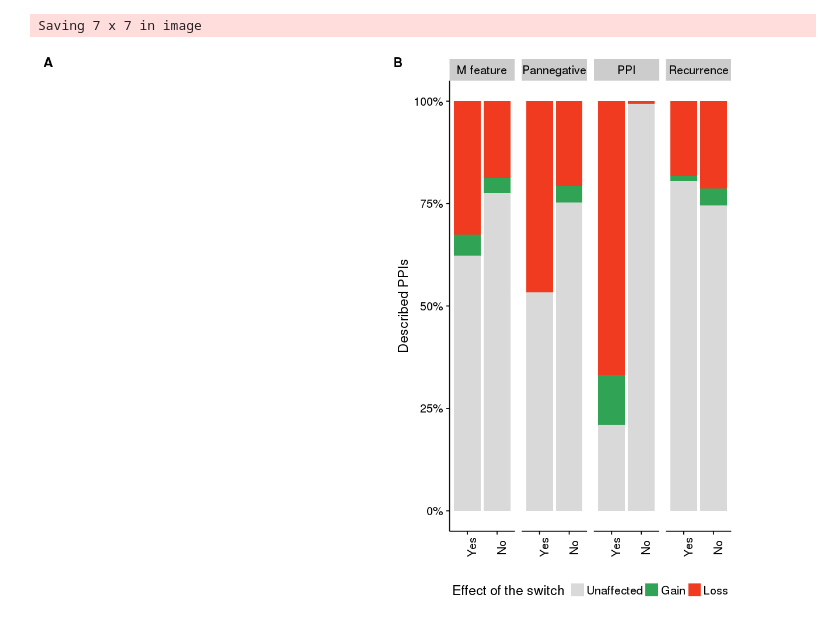
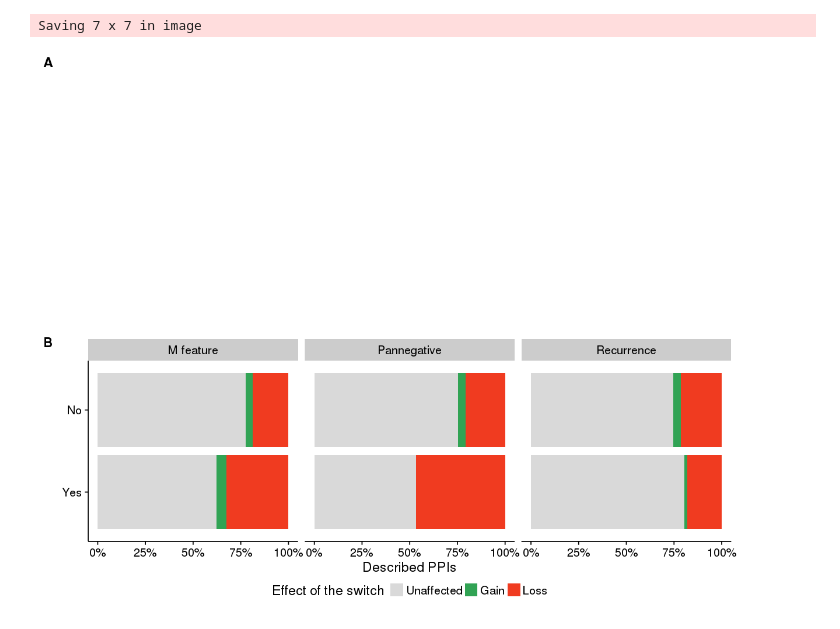
Before and after one commit to hclimente/smartas, a Jupyter notebook: switches/sup_figures.ipynb, the cells around one changed output. Cells and saved outputs as stored; diff of their text form; code cells hidden in the pictures.

Commit message:
finished sup figure 5

```diff
--- a/switches/sup_figures.ipynb
+++ b/switches/sup_figures.ipynb
@@ -468,21 +468,23 @@ sf5b <- ppi %>%
            Altered = factor(Altered, levels=c("Yes","No")),
            Tag = factor(Tag,levels=c("Unaffected","Gain","Loss")),
            Indication = ifelse(Indication=="Affects_mutated_feature", "M feature", as.character(Indication))) %>%
+    filter(Indication != "PPI") %>%
     # plot
     ggplot(aes(x = Altered, fill = Tag)) +
         geom_bar(position = "fill") +
         labs(x="",y="Described PPIs",fill="Effect of the switch") +
         scale_fill_manual(values = ppiPalette) +
-        theme(legend.position = "bottom", axis.text.x = element_text(angle = 90)) +
+        theme(legend.position = "bottom") +
         scale_y_continuous(labels = percent) +
+        coord_flip() +
         facet_grid(.~Indication)
 
 ggsave("../results/figures/components/s5b.png",sf5b)
 # %% [output]
 Saving 7 x 7 in image
 # %%
-sf5 <- plot_grid(NULL,sf5b, labels=c("A","B"))
+sf5 <- plot_grid(NULL,sf5b, labels=c("A","B"), ncol = 1, nrow = 2)
 sf5
 ggsave("../results/figures/suppfigure_5.png",sf5, width = 10, height = 8)
 # %% [output]
-[figure, old version]
+[figure, new version]
```
Also changed, not shown: 3 other files.
